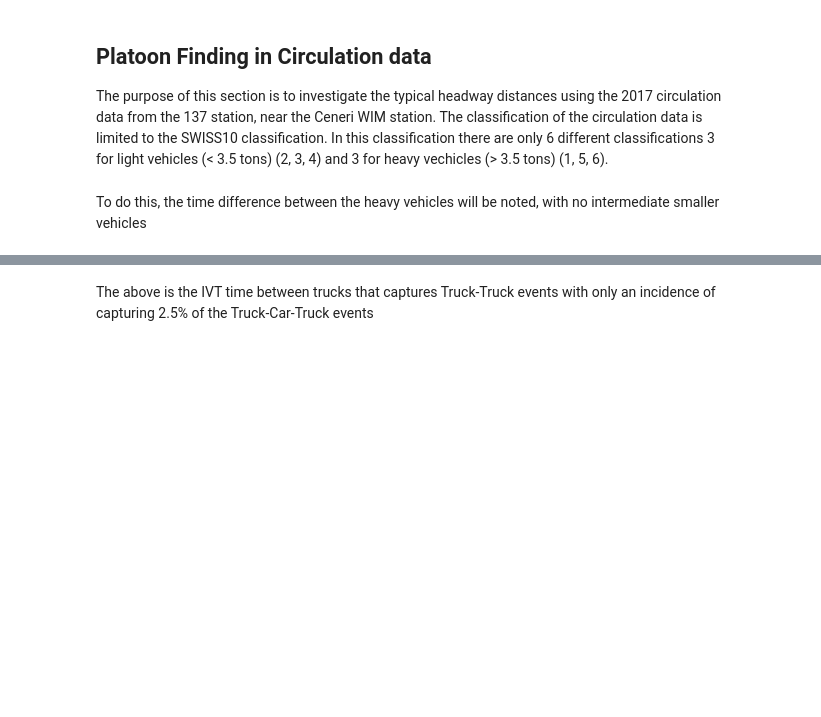
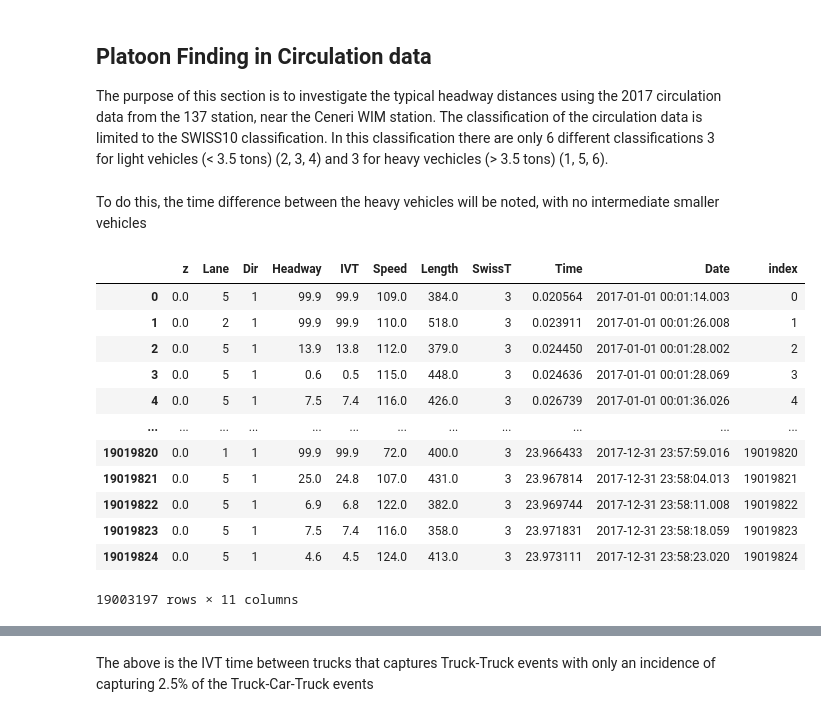
Before and after one commit to isdabelle/DigitalTwinBridges, a Jupyter notebook: PlatoonFinding.ipynb, the cells around one changed output, grey strips where cells are left out. Drawn from its saved outputs; the diff is of its cells as text; code cells hidden in the pictures; blank space fills up the shorter version.

```diff
--- a/PlatoonFinding.ipynb
+++ b/PlatoonFinding.ipynb
@@ -202,6 +214,20 @@ light = range(2, 8)
 # %%
 df = pd.read_pickle('{}/{}_circ.pkl'.format(station, year))
 # %%
-df.head(10)
+df.head(-5)
+# %% [output]
+|  | z | Lane | Dir | Headway | IVT | Speed | Length | SwissT | Time | Date | index |
+| 0 | 0.0 | 5 | 1 | 99.9 | 99.9 | 109.0 | 384.0 | 3 | 0.020564 | 2017-01-01 00:01:14.003 | 0 |
+| 1 | 0.0 | 2 | 1 | 99.9 | 99.9 | 110.0 | 518.0 | 3 | 0.023911 | 2017-01-01 00:01:26.008 | 1 |
+| 2 | 0.0 | 5 | 1 | 13.9 | 13.8 | 112.0 | 379.0 | 3 | 0.024450 | 2017-01-01 00:01:28.002 | 2 |
+| 3 | 0.0 | 5 | 1 | 0.6 | 0.5 | 115.0 | 448.0 | 3 | 0.024636 | 2017-01-01 00:01:28.069 | 3 |
+| 4 | 0.0 | 5 | 1 | 7.5 | 7.4 | 116.0 | 426.0 | 3 | 0.026739 | 2017-01-01 00:01:36.026 | 4 |
+| ... | ... | ... | ... | ... | ... | ... | ... | ... | ... | ... | ... |
+| 19019820 | 0.0 | 1 | 1 | 99.9 | 99.9 | 72.0 | 400.0 | 3 | 23.966433 | 2017-12-31 23:57:59.016 | 19019820 |
+| 19019821 | 0.0 | 5 | 1 | 25.0 | 24.8 | 107.0 | 431.0 | 3 | 23.967814 | 2017-12-31 23:58:04.013 | 19019821 |
+| 19019822 | 0.0 | 5 | 1 | 6.9 | 6.8 | 122.0 | 382.0 | 3 | 23.969744 | 2017-12-31 23:58:11.008 | 19019822 |
+| 19019823 | 0.0 | 5 | 1 | 7.5 | 7.4 | 116.0 | 358.0 | 3 | 23.971831 | 2017-12-31 23:58:18.059 | 19019823 |
+| 19019824 | 0.0 | 5 | 1 | 4.6 | 4.5 | 124.0 | 413.0 | 3 | 23.973111 | 2017-12-31 23:58:23.020 | 19019824 |
+19003197 rows × 11 columns
 # %%
 df.SwissT.unique()
```
Also changed, not shown: parts of 15 cells of this notebook.
